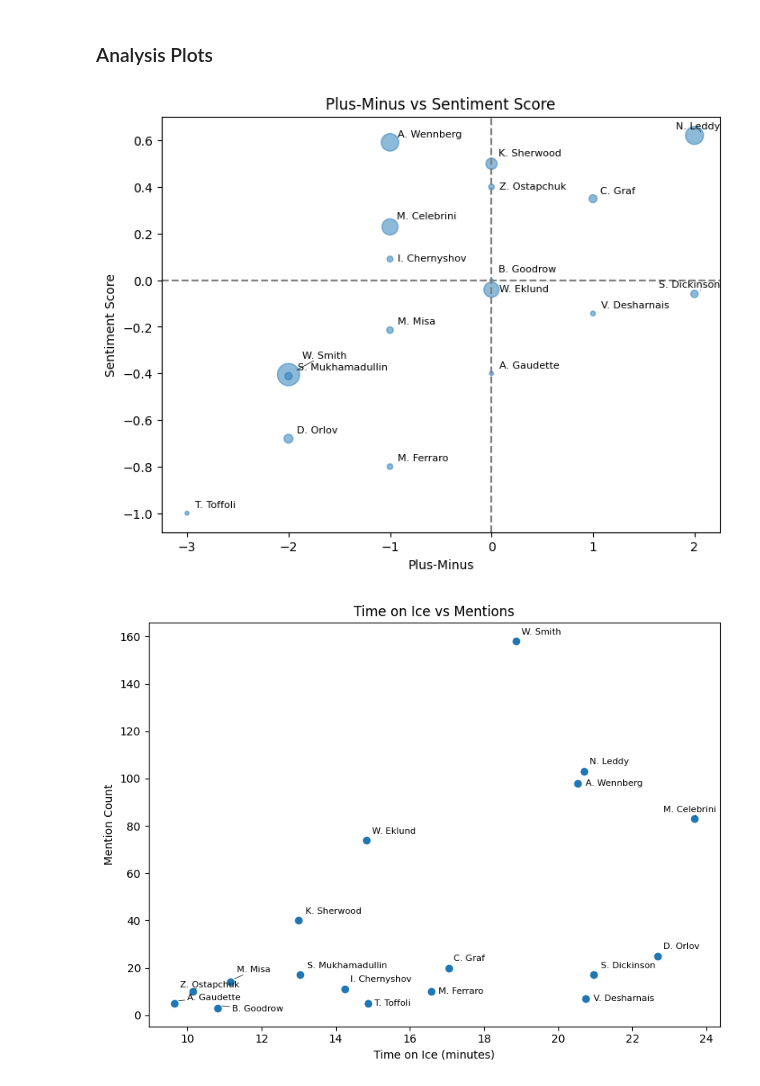
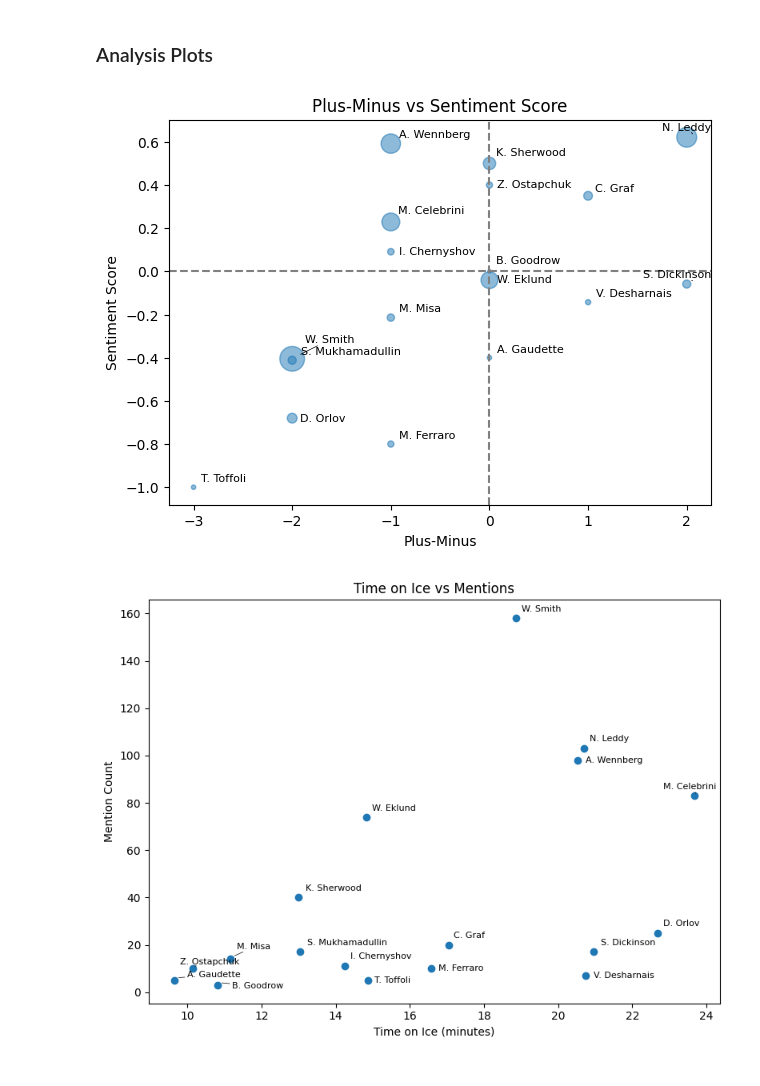
Before and after one commit to ekusnadi/hockey-player-sentiment-analysis, a Jupyter notebook: hockey_sentiment_pipeline.ipynb, the cells around one changed output. Saved outputs shown, nothing was run; the diff lists cells and outputs as text; code cells hidden in the pictures.

```diff
--- a/hockey_sentiment_pipeline.ipynb
+++ b/hockey_sentiment_pipeline.ipynb
@@ -388,24 +388,24 @@ merged
 ### Analysis Plots
 # %%
 # Plus-Minus vs Sentiment Score plot
-plt.figure(figsize=(8, 6))
+plt.figure(figsize=(7, 5))
 plt.scatter(merged["plus_minus"], merged["sentiment_score"], s=merged["mentions"] * 2, alpha=0.5)
 plt.axhline(0, color='gray', linestyle='--')
 plt.axvline(0, color='gray', linestyle='--')
 
 player_labels = []
 for _, row in merged.iterrows():
     player_labels.append(plt.text(row["plus_minus"] + 0.06, row["sentiment_score"] + 0.015, row["player"], fontsize=8))
 
 adjust_text(player_labels, arrowprops=dict(arrowstyle="-", linewidth=0.5))
 
 plt.xlabel("Plus-Minus")
 plt.ylabel("Sentiment Score")
 plt.title("Plus-Minus vs Sentiment Score")
 
 plt.show()
 # %% [output]
-[figure, old version]
+[figure, new version]
 # %%
 def toi_to_minutes(toi):
     minutes, seconds = toi.split(":")
```
Also changed, not shown: parts of 2 cells of this notebook, 3 other files.
